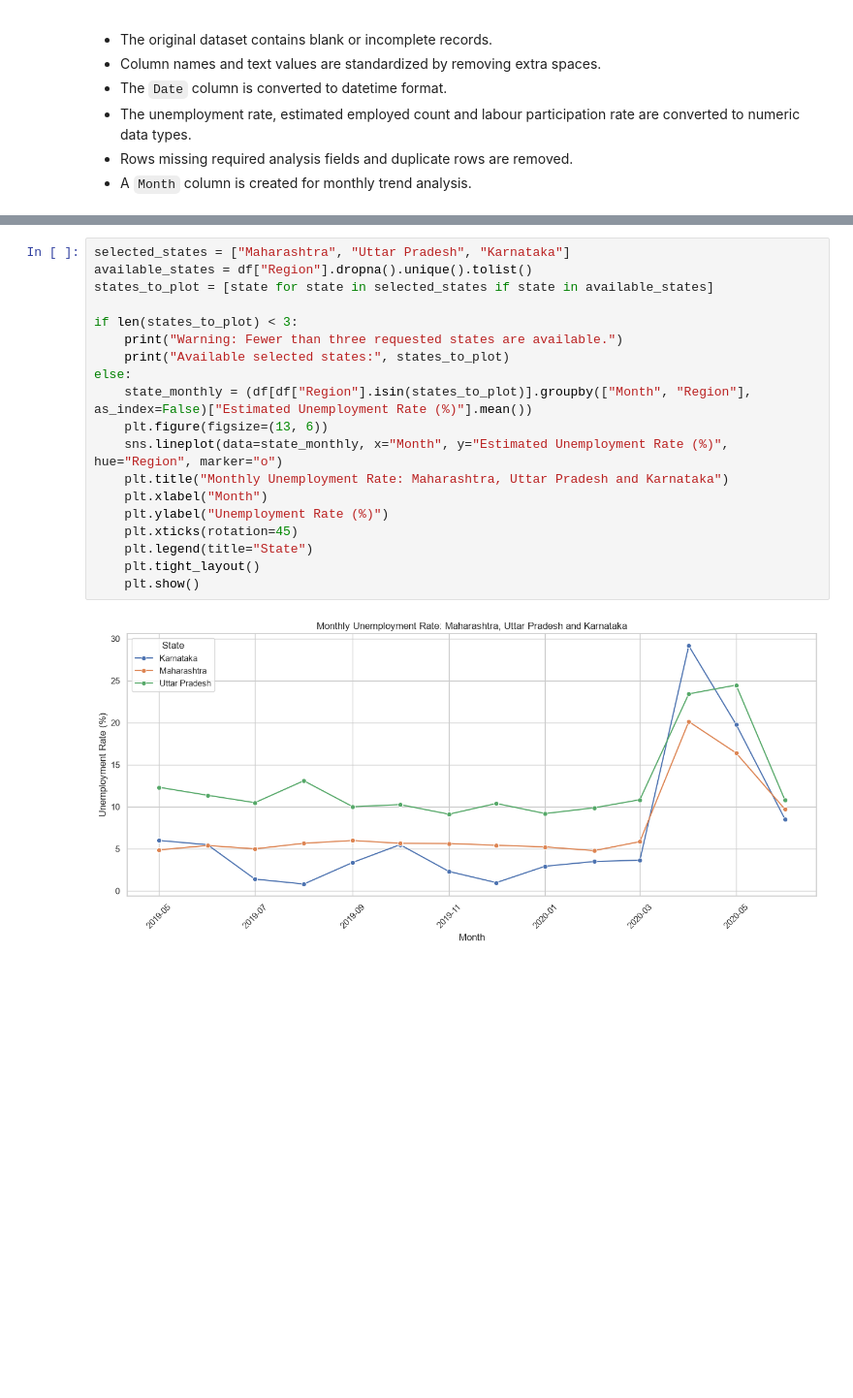
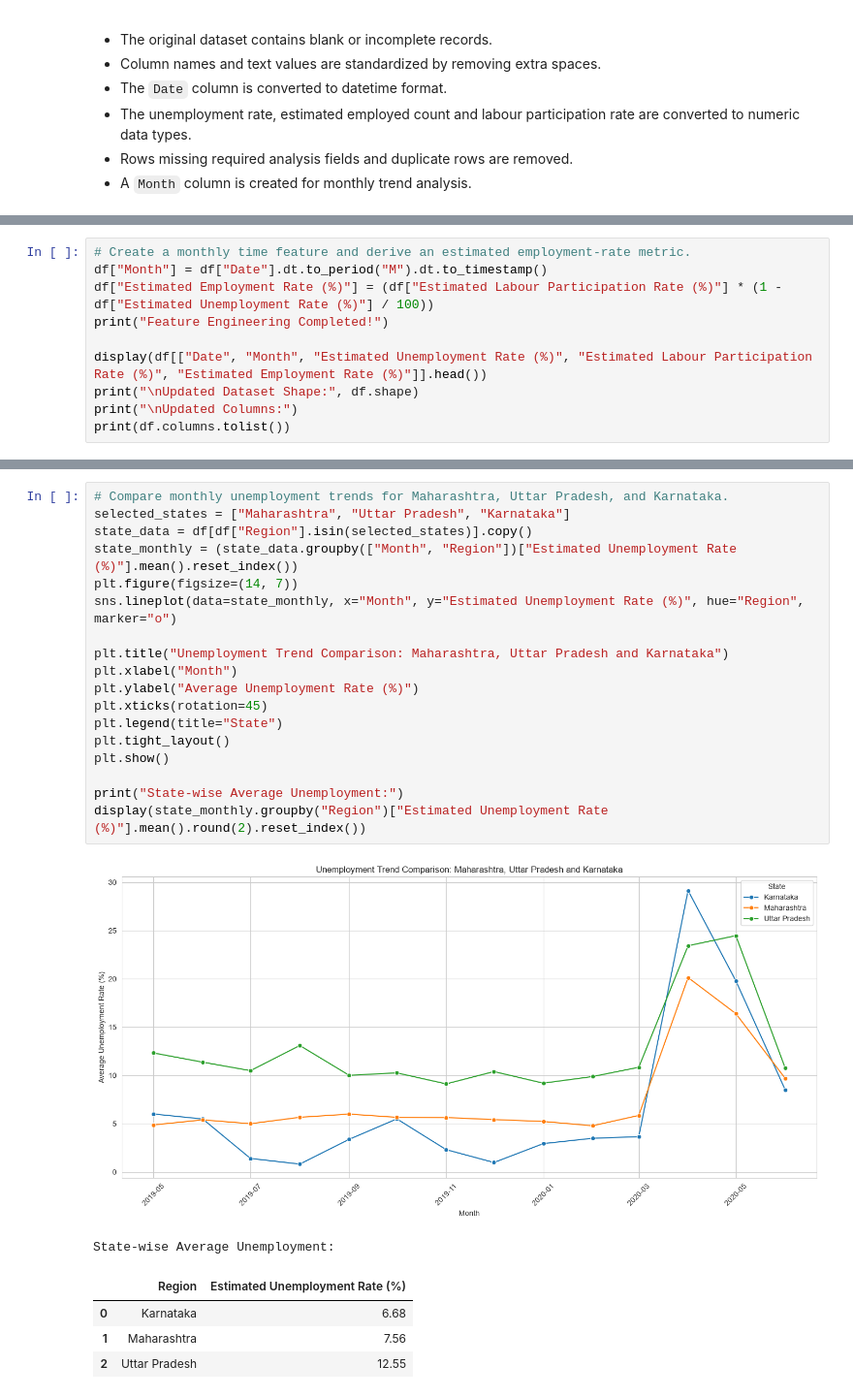
Before and after one commit to ChaudhariUtkarsh/2.Unemployment_Analysis, a Jupyter notebook: Unemployment_Analysis.ipynb, the cells around one changed output, grey strips where cells are left out. Shown at 97% size. Drawn from its saved outputs; the diff is of its cells as text; blank space fills up the shorter version.

```diff
--- a/Unemployment_Analysis.ipynb
+++ b/Unemployment_Analysis.ipynb
@@ -178,0 +244,10 @@ Duplicate rows after cleaning:
+# %%
+# Create a monthly time feature and derive an estimated employment-rate metric.
+df["Month"] = df["Date"].dt.to_period("M").dt.to_timestamp()
+df["Estimated Employment Rate (%)"] = (df["Estimated Labour Participation Rate (%)"] * (1 - df["Estimated Unemployment Rate (%)"] / 100))
+print("Feature Engineering Completed!")
+
+display(df[["Date", "Month", "Estimated Unemployment Rate (%)", "Estimated Labour Participation Rate (%)", "Estimated Employment Rate (%)"]].head())
+print("\nUpdated Dataset Shape:", df.shape)
+print("\nUpdated Columns:")
+print(df.columns.tolist())
@@ -248,21 +388,25 @@ plt.show()
 # %%
+# Compare monthly unemployment trends for Maharashtra, Uttar Pradesh, and Karnataka.
 selected_states = ["Maharashtra", "Uttar Pradesh", "Karnataka"]
-available_states = df["Region"].dropna().unique().tolist()
-states_to_plot = [state for state in selected_states if state in available_states]
+state_data = df[df["Region"].isin(selected_states)].copy()
+state_monthly = (state_data.groupby(["Month", "Region"])["Estimated Unemployment Rate (%)"].mean().reset_index())
+plt.figure(figsize=(14, 7))
+sns.lineplot(data=state_monthly, x="Month", y="Estimated Unemployment Rate (%)", hue="Region", marker="o")
 
-if len(states_to_plot) < 3:
-    print("Warning: Fewer than three requested states are available.")
-    print("Available selected states:", states_to_plot)
-else:
-    state_monthly = (df[df["Region"].isin(states_to_plot)].groupby(["Month", "Region"], as_index=False)["Estimated Unemployment Rate (%)"].mean())
-    plt.figure(figsize=(13, 6))
-    sns.lineplot(data=state_monthly, x="Month", y="Estimated Unemployment Rate (%)", hue="Region", marker="o")
-    plt.title("Monthly Unemployment Rate: Maharashtra, Uttar Pradesh and Karnataka")
-    plt.xlabel("Month")
-    plt.ylabel("Unemployment Rate (%)")
-    plt.xticks(rotation=45)
-    plt.legend(title="State")
-    plt.tight_layout()
-    plt.show()
+plt.title("Unemployment Trend Comparison: Maharashtra, Uttar Pradesh and Karnataka")
+plt.xlabel("Month")
+plt.ylabel("Average Unemployment Rate (%)")
+plt.xticks(rotation=45)
+plt.legend(title="State")
+plt.tight_layout()
+plt.show()
+
+print("State-wise Average Unemployment:")
+display(state_monthly.groupby("Region")["Estimated Unemployment Rate (%)"].mean().round(2).reset_index())
 # %% [output]
-[figure, old version]
+[figure, new version]
+State-wise Average Unemployment:
+|  | Region | Estimated Unemployment Rate (%) |
+| 0 | Karnataka | 6.68 |
+| 1 | Maharashtra | 7.56 |
+| 2 | Uttar Pradesh | 12.55 |
```
Also changed, not shown: parts of 48 cells of this notebook, 3 other files.
